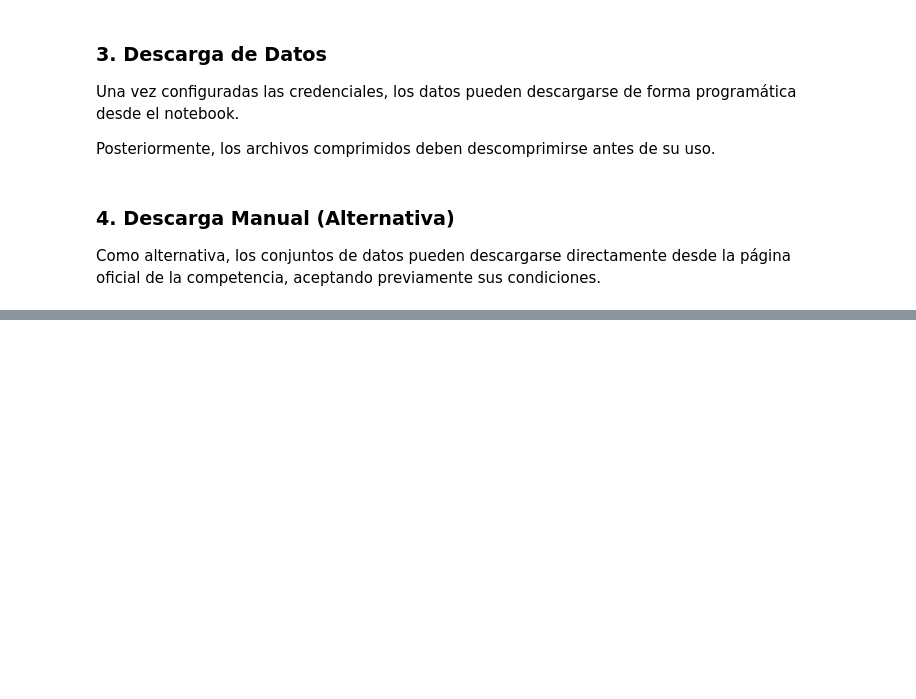
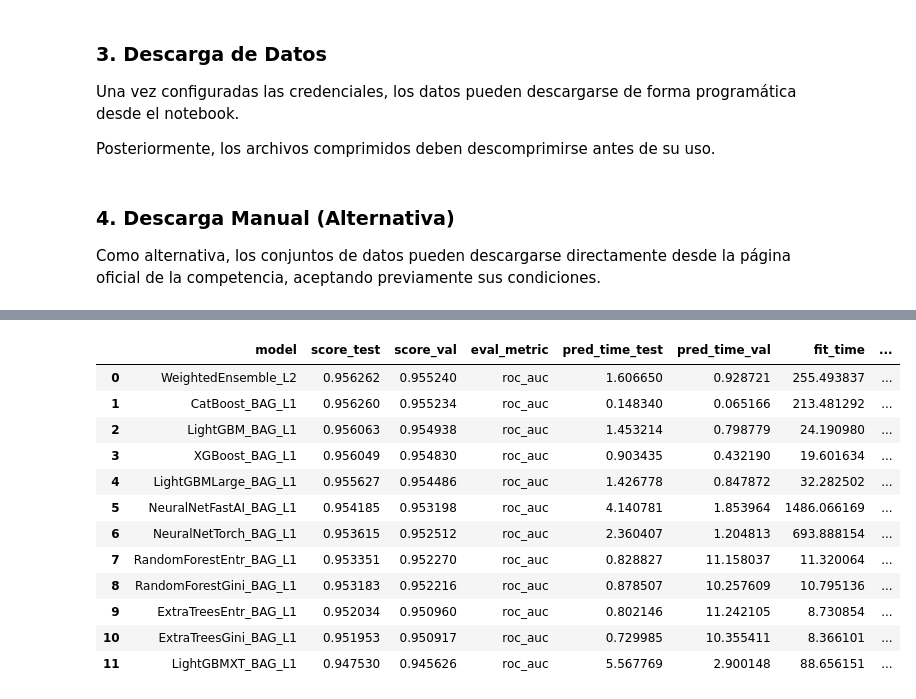
Before and after one commit to ValentinoAlvarado/predicting_heart_disease, a Jupyter notebook: project.ipynb, the cells around one changed output, grey strips where cells are left out. Cells and saved outputs as stored; diff of their text form; code cells hidden in the pictures; blank space fills up the shorter version.

```diff
--- a/project.ipynb
+++ b/project.ipynb
@@ -53,3 +50,35 @@ Posteriormente, los archivos comprimidos deben descomprimirse antes de su uso.
 ### 4. Descarga Manual (Alternativa)
 
 Como alternativa, los conjuntos de datos pueden descargarse directamente desde la página oficial de la competencia, aceptando previamente sus condiciones.
+# %%
+from autogluon.tabular import TabularDataset, TabularPredictor
+from sklearn.model_selection import train_test_split
+
+# Cargar datos crudos
+train_raw = TabularDataset("data/train.csv")
+test_raw = TabularDataset("data/test.csv")
+sample = TabularDataset("data/sample_submission.csv")
+
+# Guardar IDs
+test_ids = test_raw["id"].copy()
+
+# Quitar ID para entrenar
+train = train_raw.drop(columns=["id"])
+test = test_raw.drop(columns=["id"])
+
+# Definir target
+label = "Heart Disease"
+
+# Split estratificado
+train_set, val_set = train_test_split(
+    train,
+    test_size=0.2,
+    stratify=train[label],
+    random_state=42
+)
+
+X_val = val_set.drop(columns=[label])
+y_val = val_set[label]
+
+# Verificar
+train_set.head()
@@ -55,0 +201,21 @@ Como alternativa, los conjuntos de datos pueden descargarse directamente desde l
+# %%
+from autogluon.tabular import TabularPredictor
+
+path="models/"
+predictor = TabularPredictor.load("models/")
+
+predictor.leaderboard(val_set)
+# %% [output]
+|  | model | score_test | score_val | eval_metric | pred_time_test | pred_time_val | fit_time | ... |
+| 0 | WeightedEnsemble_L2 | 0.956262 | 0.955240 | roc_auc | 1.606650 | 0.928721 | 255.493837 | ... |
+| 1 | CatBoost_BAG_L1 | 0.956260 | 0.955234 | roc_auc | 0.148340 | 0.065166 | 213.481292 | ... |
+| 2 | LightGBM_BAG_L1 | 0.956063 | 0.954938 | roc_auc | 1.453214 | 0.798779 | 24.190980 | ... |
+| 3 | XGBoost_BAG_L1 | 0.956049 | 0.954830 | roc_auc | 0.903435 | 0.432190 | 19.601634 | ... |
+| 4 | LightGBMLarge_BAG_L1 | 0.955627 | 0.954486 | roc_auc | 1.426778 | 0.847872 | 32.282502 | ... |
+| 5 | NeuralNetFastAI_BAG_L1 | 0.954185 | 0.953198 | roc_auc | 4.140781 | 1.853964 | 1486.066169 | ... |
+| 6 | NeuralNetTorch_BAG_L1 | 0.953615 | 0.952512 | roc_auc | 2.360407 | 1.204813 | 693.888154 | ... |
+| 7 | RandomForestEntr_BAG_L1 | 0.953351 | 0.952270 | roc_auc | 0.828827 | 11.158037 | 11.320064 | ... |
+| 8 | RandomForestGini_BAG_L1 | 0.953183 | 0.952216 | roc_auc | 0.878507 | 10.257609 | 10.795136 | ... |
+| 9 | ExtraTreesEntr_BAG_L1 | 0.952034 | 0.950960 | roc_auc | 0.802146 | 11.242105 | 8.730854 | ... |
+| 10 | ExtraTreesGini_BAG_L1 | 0.951953 | 0.950917 | roc_auc | 0.729985 | 10.355411 | 8.366101 | ... |
+| 11 | LightGBMXT_BAG_L1 | 0.947530 | 0.945626 | roc_auc | 5.567769 | 2.900148 | 88.656151 | ... |
```
Also changed, not shown: parts of 25 cells of this notebook.
